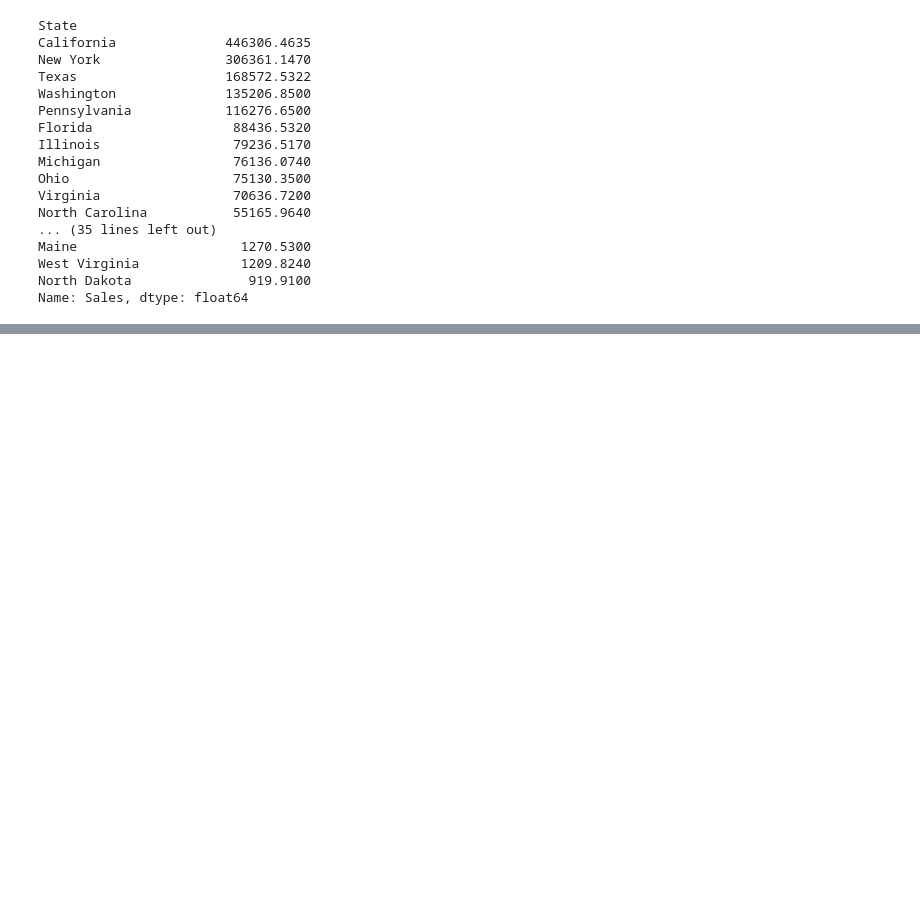
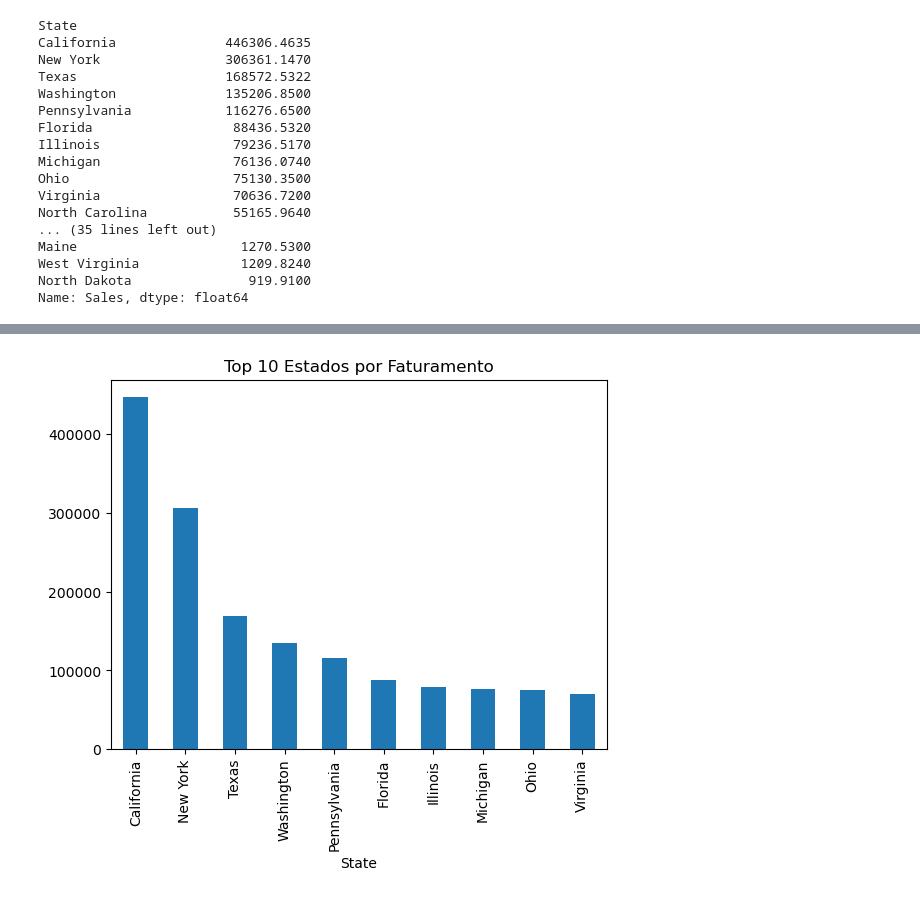
Before and after one commit to rodolphogomes/analise-vendas-superstore, a Jupyter notebook: notebooks/analise_vendas.ipynb, the cells around one changed output, grey strips where cells are left out. Saved outputs shown, nothing was run; the diff lists cells and outputs as text; code cells hidden in the pictures; blank space fills up the shorter version.

```diff
--- a/notebooks/analise_vendas.ipynb
+++ b/notebooks/analise_vendas.ipynb
@@ -90,0 +194,6 @@ Name: Sales, dtype: float64
+# %%
+top_estados.plot(kind="bar")
+plt.title("Top 10 Estados por Faturamento")
+plt.show()
+# %% [output]
+[figure, added]
```
Also changed, not shown: parts of 16 cells of this notebook, 7 other files.
